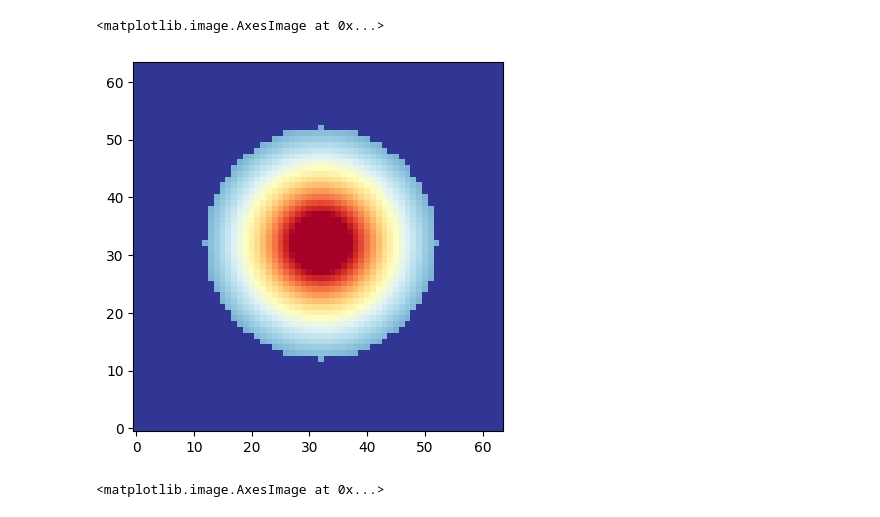
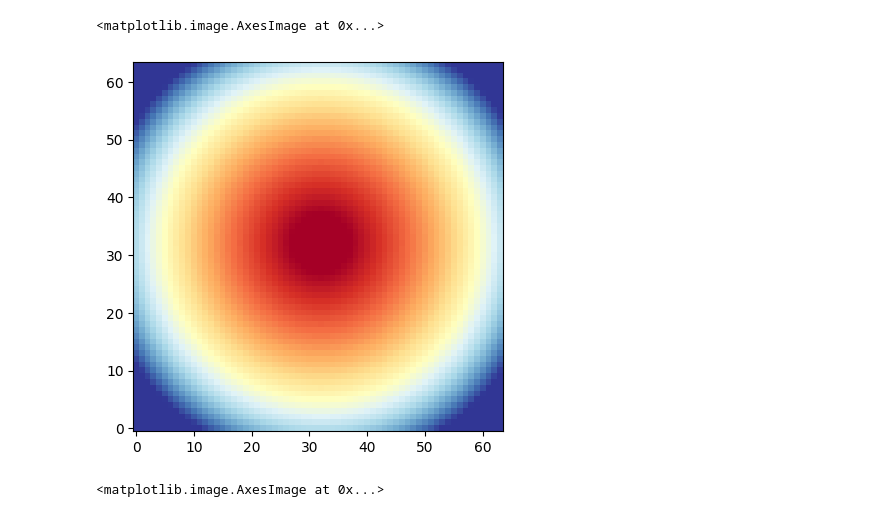
Before and after one commit to mr-superonion/FPFS, a Jupyter notebook: docs/examples/notebooks/7_simulate_beyond_affine.ipynb, the cells around one changed output. Drawn from its saved outputs; the diff is of its cells as text; code cells hidden in the pictures.

Commit message:
Updated effects of scale. See 8_flexion_bias.ipynb

```diff
--- a/docs/examples/notebooks/7_simulate_beyond_affine.ipynb
+++ b/docs/examples/notebooks/7_simulate_beyond_affine.ipynb
@@ -11,16 +11,16 @@ from fpfs.simutil import LensTransform
 # %%
 """Original galaxy"""
 flux = 40
-scale = 0.2 #sampling make smaller, answer don't change -> convergence test
-nn = 64
+scale = 0.01#sampling make smaller, answer don't change -> convergence test
+nn = 64#64
 sersic_gal = galsim.Sersic(n=1.5, half_light_radius=1.5, flux=flux, trunc=4)
 stamp = fpfs.simutil.Stamp(nn=nn, scale=scale)
 gal_array = stamp.sample_galaxy(sersic_gal)
 plt.close()
 fpfs.pltutil.make_plot_image(gal_array)
 # %% [output]
 <matplotlib.image.AxesImage at 0x...>
-[figure, old version]
+[figure, new version]
 # %%
 """Transform then produce image"""
 kappa = 0.05
```
Also changed, not shown: 1 other file.
